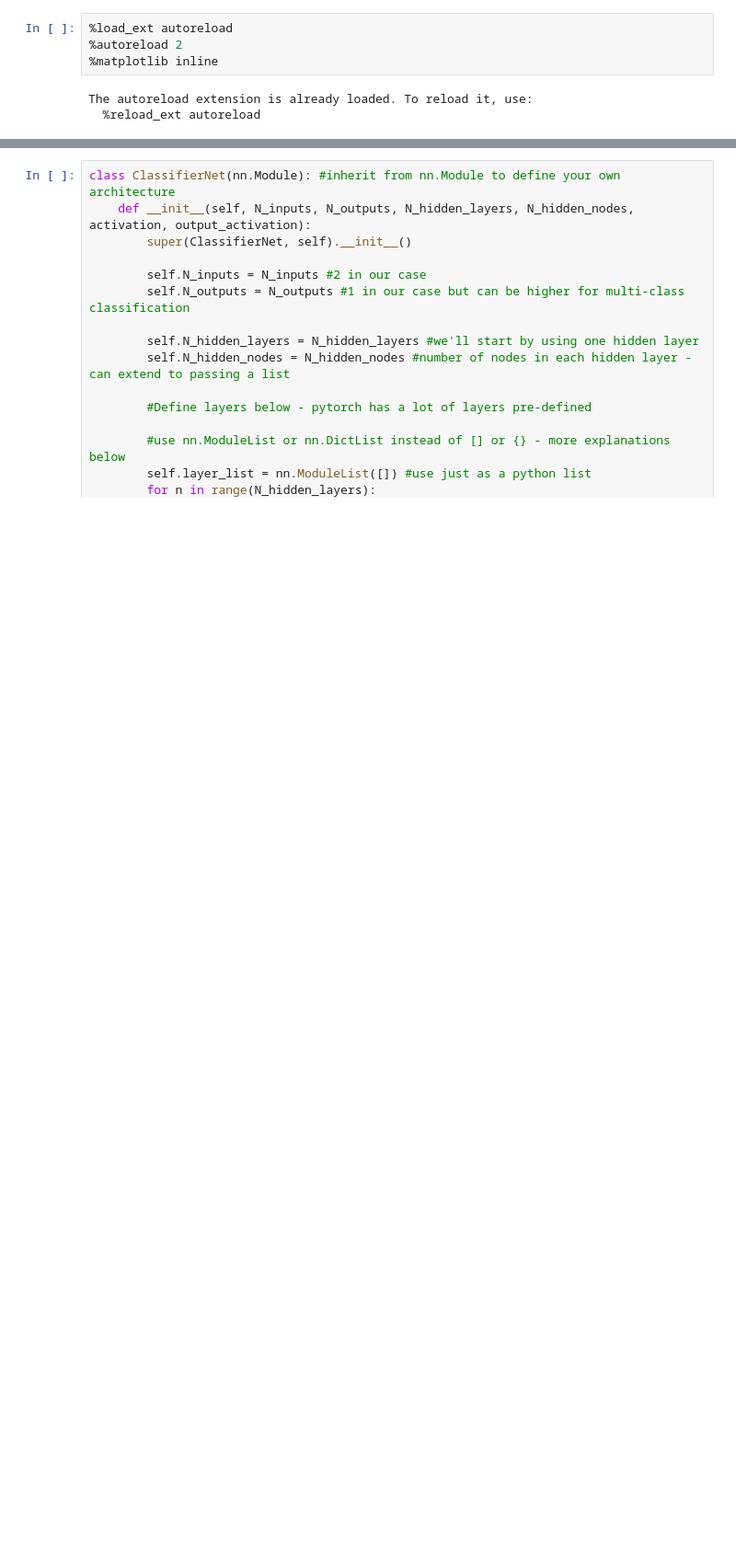
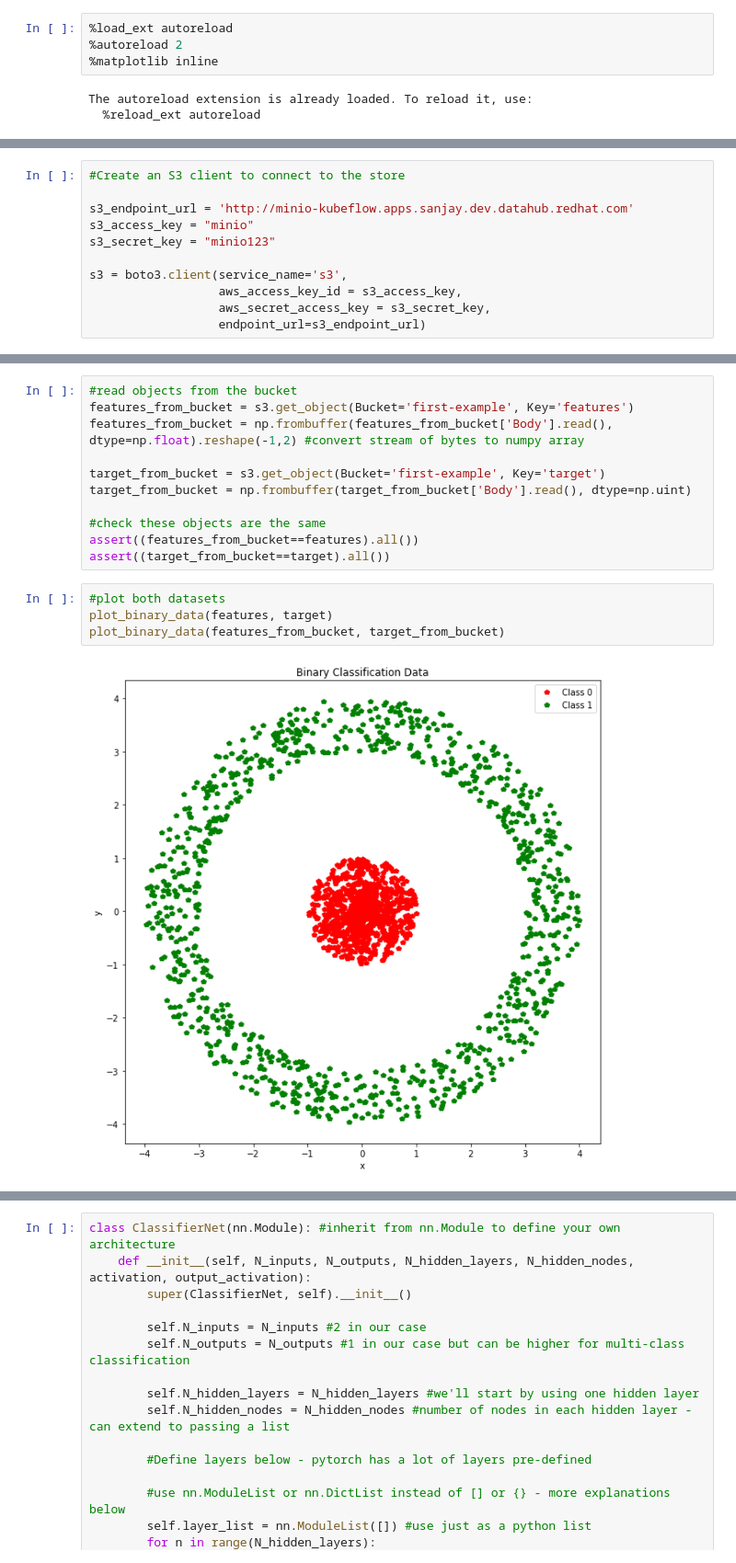
Before and after one commit to TreeinRandomForest/kubeflow_usecases, a Jupyter notebook: Ch2/Chapter 2 Supervised Learning on a Synthetic Dataset.ipynb, the cells around one changed output, grey strips where cells are left out. Shown at 92% size. Drawn from its saved outputs; the diff is of its cells as text; blank space fills up the shorter version.

```diff
--- a/Ch2/Chapter 2 Supervised Learning on a Synthetic Dataset.ipynb
+++ b/Ch2/Chapter 2 Supervised Learning on a Synthetic Dataset.ipynb
@@ -120,0 +121,11 @@ Let's implement a feed-forward neural network that takes the two features as inp
+# %%
+#Create an S3 client to connect to the store
+
+s3_endpoint_url = 'http://minio-kubeflow.apps.sanjay.dev.datahub.redhat.com'
+s3_access_key = "minio"
+s3_secret_key = "minio123"
+
+s3 = boto3.client(service_name='s3',
+                  aws_access_key_id = s3_access_key,
+                  aws_secret_access_key = s3_secret_key,
+                  endpoint_url=s3_endpoint_url)
@@ -120,0 +197,17 @@ Let's implement a feed-forward neural network that takes the two features as inp
+# %%
+#read objects from the bucket
+features_from_bucket = s3.get_object(Bucket='first-example', Key='features')
+features_from_bucket = np.frombuffer(features_from_bucket['Body'].read(), dtype=np.float).reshape(-1,2) #convert stream of bytes to numpy array
+
+target_from_bucket = s3.get_object(Bucket='first-example', Key='target')
+target_from_bucket = np.frombuffer(target_from_bucket['Body'].read(), dtype=np.uint)
+
+#check these objects are the same
+assert((features_from_bucket==features).all())
+assert((target_from_bucket==target).all())
+# %%
+#plot both datasets
+plot_binary_data(features, target)
+plot_binary_data(features_from_bucket, target_from_bucket)
+# %% [output]
+[figure, added]
```
Also changed, not shown: parts of 238 cells of this notebook.
